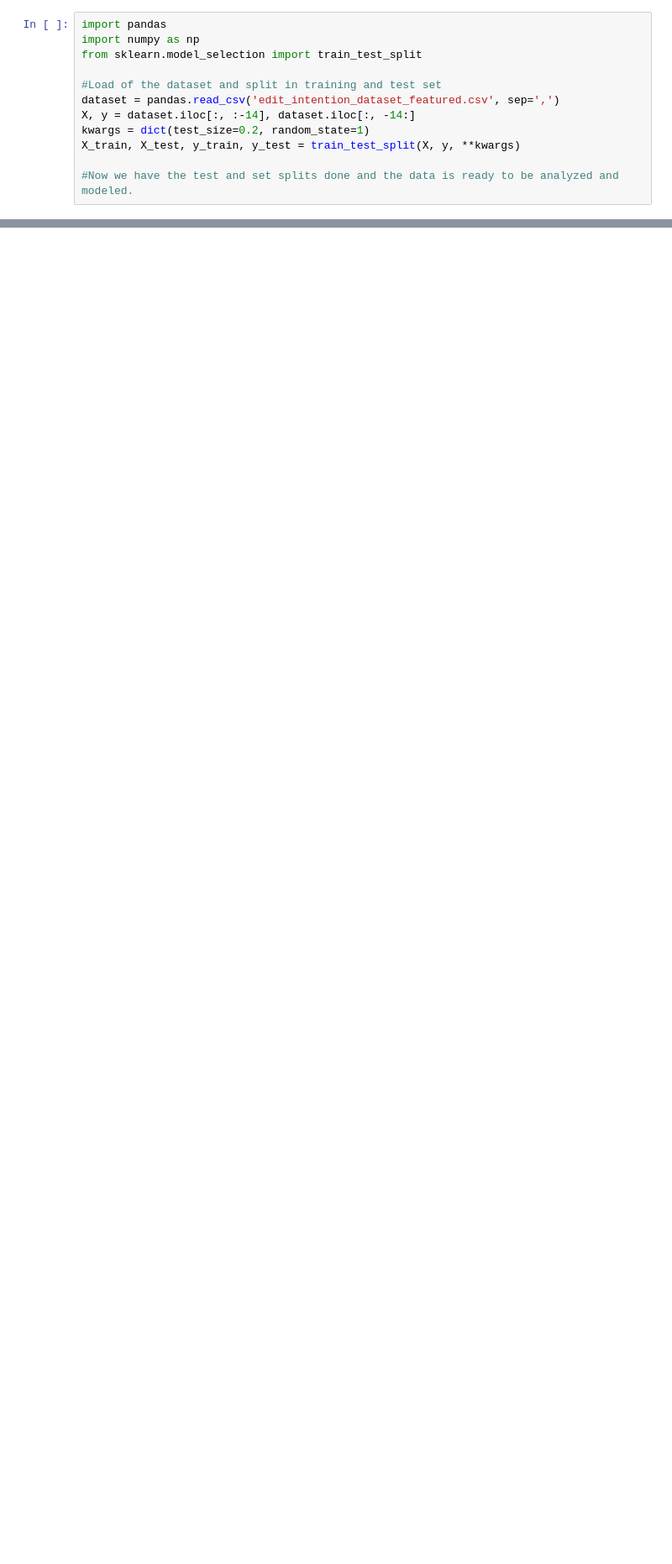
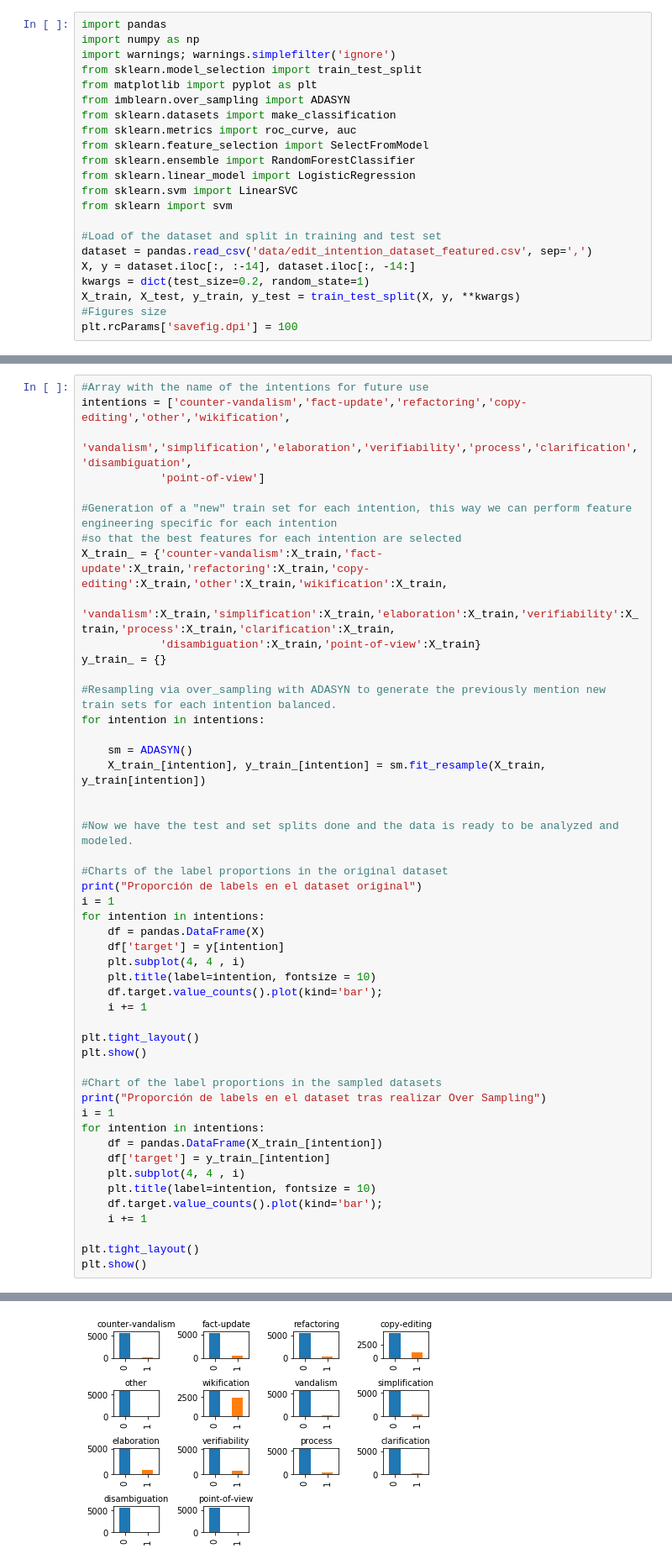
Before and after one commit to ignacioGarsami/Wiki_Semantic_Intention, a Jupyter notebook: pred_src/predictive_step.ipynb, the cells around one changed output, grey strips where cells are left out. Shown at 84% size. Cells and saved outputs as stored; diff of their text form; blank space fills up the shorter version.

```diff
--- a/pred_src/predictive_step.ipynb
+++ b/pred_src/predictive_step.ipynb
@@ -3,12 +22,22 @@ The purpose of this notebook is to perform feature engineering and create a pred
 # %%
 import pandas
 import numpy as np
+import warnings; warnings.simplefilter('ignore')
 from sklearn.model_selection import train_test_split
+from matplotlib import pyplot as plt
+from imblearn.over_sampling import ADASYN
+from sklearn.datasets import make_classification
+from sklearn.metrics import roc_curve, auc
+from sklearn.feature_selection import SelectFromModel
+from sklearn.ensemble import RandomForestClassifier
+from sklearn.linear_model import LogisticRegression
+from sklearn.svm import LinearSVC
+from sklearn import svm
 
 #Load of the dataset and split in training and test set
-dataset = pandas.read_csv('edit_intention_dataset_featured.csv', sep=',')
+dataset = pandas.read_csv('data/edit_intention_dataset_featured.csv', sep=',')
 X, y = dataset.iloc[:, :-14], dataset.iloc[:, -14:]
 kwargs = dict(test_size=0.2, random_state=1)
 X_train, X_test, y_train, y_test = train_test_split(X, y, **kwargs)
-
-#Now we have the test and set splits done and the data is ready to be analyzed and modeled.
+#Figures size
+plt.rcParams['savefig.dpi'] = 100
@@ -123,0 +44,50 @@ f1_score(y_test['vandalism'], predicted, average = 'micro')
+# %%
+#Array with the name of the intentions for future use
+intentions = ['counter-vandalism','fact-update','refactoring','copy-editing','other','wikification',
+            'vandalism','simplification','elaboration','verifiability','process','clarification','disambiguation',
+            'point-of-view']
+
+#Generation of a "new" train set for each intention, this way we can perform feature engineering specific for each intention
+#so that the best features for each intention are selected
+X_train_ = {'counter-vandalism':X_train,'fact-update':X_train,'refactoring':X_train,'copy-editing':X_train,'other':X_train,'wikification':X_train,
+            'vandalism':X_train,'simplification':X_train,'elaboration':X_train,'verifiability':X_train,'process':X_train,'clarification':X_train,
+            'disambiguation':X_train,'point-of-view':X_train}
+y_train_ = {}
+
+#Resampling via over_sampling with ADASYN to generate the previously mention new train sets for each intention balanced.
+for intention in intentions:
+
+    sm = ADASYN()
+    X_train_[intention], y_train_[intention] = sm.fit_resample(X_train, y_train[intention])
+
+
+#Now we have the test and set splits done and the data is ready to be analyzed and modeled.
+
+#Charts of the label proportions in the original dataset
+print("Proporción de labels en el dataset original")
+i = 1
+for intention in intentions:
+    df = pandas.DataFrame(X)
+    df['target'] = y[intention]
+    plt.subplot(4, 4 , i)
+    plt.title(label=intention, fontsize = 10)
+    df.target.value_counts().plot(kind='bar');
+    i += 1
+
+plt.tight_layout()
+plt.show()
+
+#Chart of the label proportions in the sampled datasets
+print("Proporción de labels en el dataset tras realizar Over Sampling")
+i = 1
+for intention in intentions:
+    df = pandas.DataFrame(X_train_[intention])
+    df['target'] = y_train_[intention]
+    plt.subplot(4, 4 , i)
+    plt.title(label=intention, fontsize = 10)
+    df.target.value_counts().plot(kind='bar');
+    i += 1
+
+plt.tight_layout()
+plt.show()
+# %% [output]
@@ -123,0 +95 @@ f1_score(y_test['vandalism'], predicted, average = 'micro')
+[figure, added]
```
Also changed, not shown: parts of 31 cells of this notebook.
